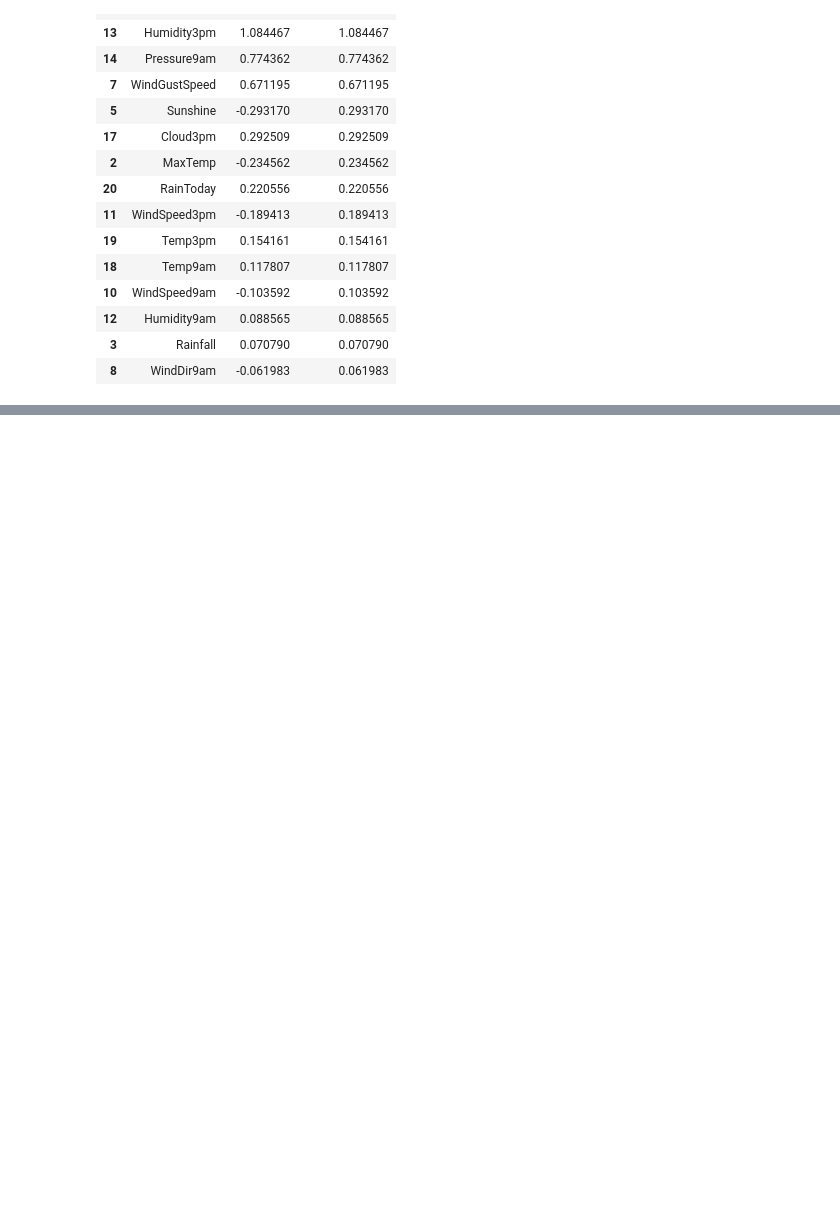
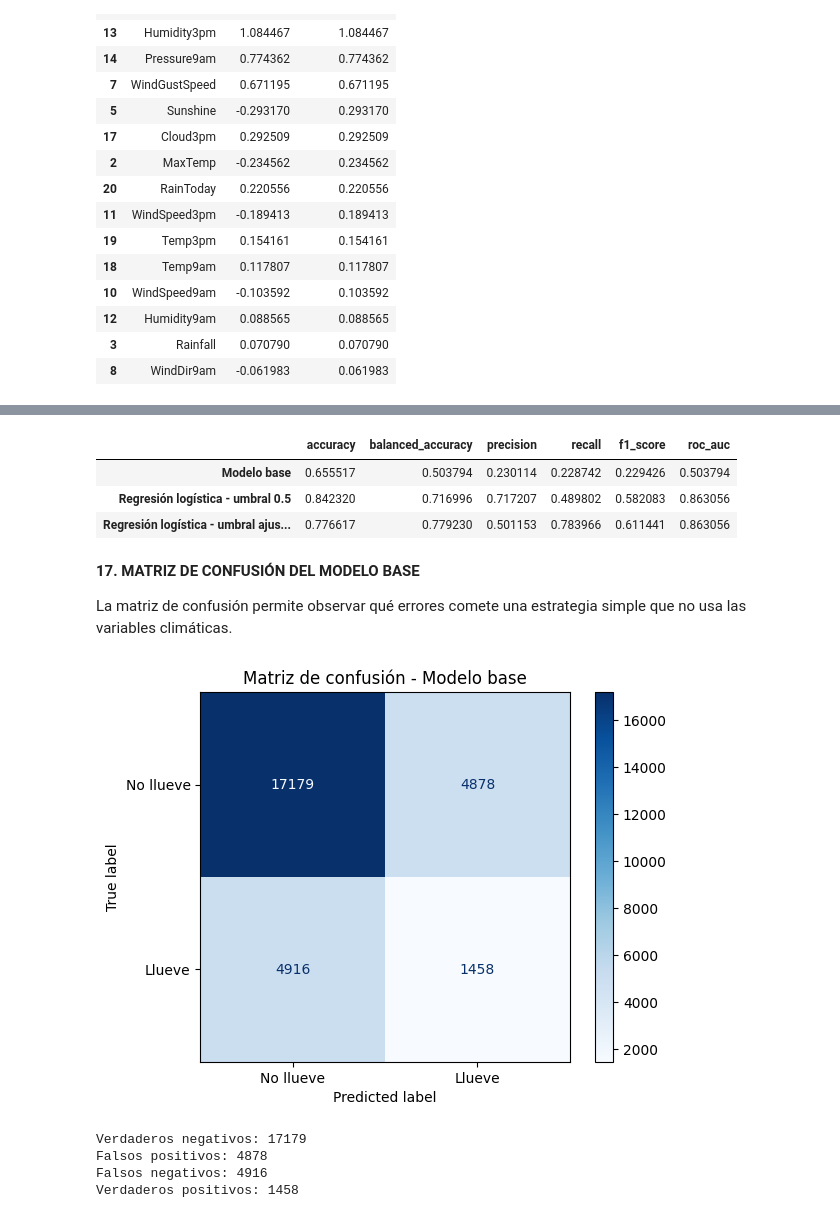
Before and after one commit to LucasD1az/AA1-TUIA-2026C1-Anianios-DiazCelauro-Tardugno, a Jupyter notebook: TP-Clasificacion-AA1.ipynb, the cells around one changed output, grey strips where cells are left out. Drawn from its saved outputs; the diff is of its cells as text; code cells hidden in the pictures; blank space fills up the shorter version.

Commit message:
Entrega hasta ítem 3

```diff
--- a/TP-Clasificacion-AA1.ipynb
+++ b/TP-Clasificacion-AA1.ipynb
@@ -383,0 +393,17 @@ coeficientes_logreg.sort_values("coeficiente_abs", ascending=False).head(15)
+# %%
+base = DummyClassifier(strategy='stratified', random_state=42)
+base.fit(X_train, y_train)
+y_pred_base = base.predict(X_test)
+# %%
+# Entrenamos un modelo base que predice según la clase más frecuente.
+base_model = DummyClassifier(strategy="stratified", random_state=42)
+
+base_model.fit(X_train_scaled, y_train)
+
+# Predicciones del modelo base.
+y_train_pred_base = base_model.predict(X_train_scaled)
+y_test_pred_base = base_model.predict(X_test_scaled)
+
+# Probabilidades de la clase positiva: RainTomorrow = 1.
+y_train_proba_base = base_model.predict_proba(X_train_scaled)[:, 1]
+y_test_proba_base = base_model.predict_proba(X_test_scaled)[:, 1]
@@ -383,0 +449,54 @@ coeficientes_logreg.sort_values("coeficiente_abs", ascending=False).head(15)
+# %%
+# Comparación entre el modelo base y la regresión logística.
+comparacion_modelos = pd.DataFrame(
+    [
+        calcular_metricas(y_test, y_test_pred_base, y_test_proba_base),
+        calcular_metricas(y_test, y_test_pred_logreg, y_test_proba_logreg),
+        calcular_metricas(y_test, y_test_pred_logreg_umbral, y_test_proba_logreg)
+    ],
+    index=[
+        "Modelo base",
+        "Regresión logística - umbral 0.5",
+        f"Regresión logística - umbral ajustado ({best_threshold_logreg:.3f})"
+    ]
+)
+
+comparacion_modelos
+# %% [output]
+|  | accuracy | balanced_accuracy | precision | recall | f1_score | roc_auc |
+| Modelo base | 0.655517 | 0.503794 | 0.230114 | 0.228742 | 0.229426 | 0.503794 |
+| Regresión logística - umbral 0.5 | 0.842320 | 0.716996 | 0.717207 | 0.489802 | 0.582083 | 0.863056 |
+| Regresión logística - umbral ajus... | 0.776617 | 0.779230 | 0.501153 | 0.783966 | 0.611441 | 0.863056 |
+# %% [markdown]
+**17. MATRIZ DE CONFUSIÓN DEL MODELO BASE**
+
+La matriz de confusión permite observar qué errores comete una estrategia simple que no usa las variables climáticas.
+# %%
+# Graficamos la matriz de confusión del modelo base.
+ConfusionMatrixDisplay.from_predictions(
+    y_test,
+    y_test_pred_base,
+    display_labels=["No llueve", "Llueve"],
+    cmap="Blues",
+    values_format="d"
+)
+
+plt.title("Matriz de confusión - Modelo base")
+plt.show()
+# %% [output]
+[figure, added]
+# %%
+# Obtenemos los valores de la matriz de confusión.
+cm_base = confusion_matrix(y_test, y_test_pred_base, labels=[0, 1])
+
+tn_base, fp_base, fn_base, tp_base = cm_base.ravel()
+
+print("Verdaderos negativos:", tn_base)
+print("Falsos positivos:", fp_base)
+print("Falsos negativos:", fn_base)
+print("Verdaderos positivos:", tp_base)
+# %% [output]
+Verdaderos negativos: 17179
+Falsos positivos: 4878
+Falsos negativos: 4916
+Verdaderos positivos: 1458
```
Also changed, not shown: parts of 11 cells of this notebook.
